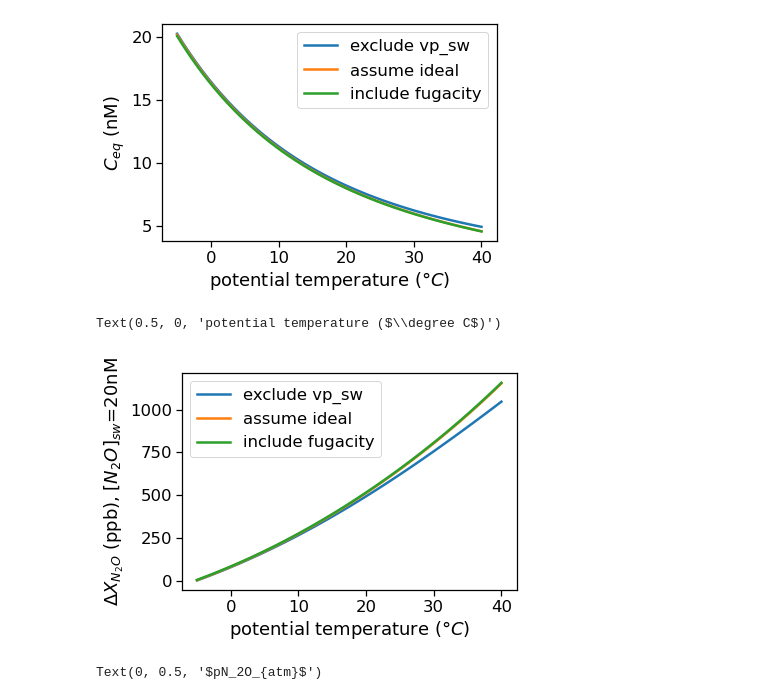
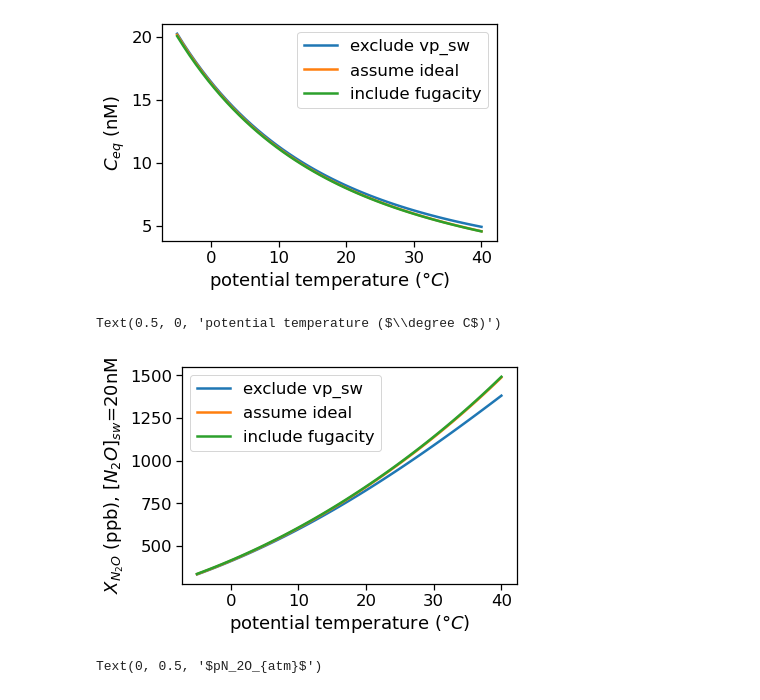
Before and after one commit to boom-lab/gasex-python, a Jupyter notebook: test functions.ipynb, the cells around one changed output. Drawn from its saved outputs; the diff is of its cells as text; code cells hidden in the pictures.

```diff
--- a/test functions.ipynb
+++ b/test functions.ipynb
@@ -248,13 +336,9 @@ def xN2Osw(SP, pt, C, slp=1.0, v=32.3, watervapor=True, nonideal=True):
     # Calculate exponential term 2 (Weiss and Price 1980, eqn. (1))
     eterm2 = (1-slp)*v/(R*y)
 
-    # Calculate F (Weiss and Price 1980, eqn. (9))
-    # F is a simplification of C*=K0*f*exp[(1-P)v/RT] (Weiss and Price 1980, eqn. (1))
-    F = k0*(slp-vp_sw)*np.exp(eterm1+eterm2)
-
     if (watervapor==True)&(nonideal==True):
         # Weiss and Price 1980, eqn. (8)
-        xN2O = C/F
+        xN2O = C/(k0*(slp-vp_sw)*np.exp(eterm1+eterm2))
     elif (watervapor==True)&(nonideal==False):
         # exclude non-ideal effects
         xN2O = C/(k0*(slp - vp_sw))
@@ -262,10 +346,9 @@ def xN2Osw(SP, pt, C, slp=1.0, v=32.3, watervapor=True, nonideal=True):
         # exclude vapor pressure of water and non-ideal effects
         xN2O = C/(k0*slp)
     elif (watervapor==False)&(nonideal==True):
-        F = k0*slp*np.exp(eterm1+eterm2)
-        xN2O = C/F
+        xN2O = C/(k0*(slp)*np.exp(eterm1+eterm2))
 
-    return k0, F, xN2O
+    return xN2O
 # %%
 xN2Osw(33, 0, 25, slp=1.0)
 # %% [output]
@@ -277,10 +360,10 @@ cs2 = []
 cs3 = []
 cs4 = []
 for slp in slps:
-    k0, F, Ceq1 = N2OCeq(33, 0, slp = slp, xn2o=338, watervapor=True, nonideal=True)
-    k0, F, Ceq2 = N2OCeq(33, 0, slp = slp, xn2o=338, watervapor=True, nonideal=False)
-    k0, F, Ceq3 = N2OCeq(33, 0, slp = slp, xn2o=338, watervapor=False, nonideal=False)
-    k0, F, Ceq4 = N2OCeq(33, 0, slp = slp, xn2o=338, watervapor=False, nonideal=True)
+    Ceq1 = N2OCeq(33, 0, slp = slp, xn2o=338e-9, watervapor=True, nonideal=True)
+    Ceq2 = N2OCeq(33, 0, slp = slp, xn2o=338e-9, watervapor=True, nonideal=False)
+    Ceq3 = N2OCeq(33, 0, slp = slp, xn2o=338e-9, watervapor=False, nonideal=False)
+    Ceq4 = N2OCeq(33, 0, slp = slp, xn2o=338e-9, watervapor=False, nonideal=True)
     cs1.append(Ceq1)
     cs2.append(Ceq2)
     cs3.append(Ceq3)
@@ -303,9 +386,9 @@ x1 = []
 x2 = []
 x3 = []
 for slp in slps:
-    k0, F, xN2O1 = xN2Osw(33, 0, 20, slp = slp, watervapor=True, nonideal=True)
-    k0, F, xN2O2 = xN2Osw(33, 0, 20, slp = slp, watervapor=True, nonideal=False)
-    k0, F, xN2O3 = xN2Osw(33, 0, 20, slp = slp, watervapor=False, nonideal=False)
+    xN2O1 = xN2Osw(33, 0, 20, slp = slp, watervapor=True, nonideal=True)
+    xN2O2 = xN2Osw(33, 0, 20, slp = slp, watervapor=True, nonideal=False)
+    xN2O3 = xN2Osw(33, 0, 20, slp = slp, watervapor=False, nonideal=False)
     x1.append(xN2O1)
     x2.append(xN2O2)
     x3.append(xN2O3)
@@ -327,9 +410,9 @@ cs2 = []
 cs3 = []
 cdiff = []
 for t in temps:
-    k0, F, Ceq1 = N2OCeq(33, t, slp = 1.0, xn2o=338, watervapor=True, nonideal=True)
-    k0, F, Ceq2 = N2OCeq(33, t, slp = 1.0, xn2o=338, watervapor=True, nonideal=False)
-    k0, F, Ceq3 = N2OCeq(33, t, slp = 1.0, xn2o=338, watervapor=False, nonideal=False)
+    Ceq1 = N2OCeq(33, t, slp = 1.0, xn2o=338e-9, watervapor=True, nonideal=True)
+    Ceq2 = N2OCeq(33, t, slp = 1.0, xn2o=338e-9, watervapor=True, nonideal=False)
+    Ceq3 = N2OCeq(33, t, slp = 1.0, xn2o=338e-9, watervapor=False, nonideal=False)
     cs1.append(Ceq1)
     cs2.append(Ceq2)
     cs3.append(Ceq3)
@@ -348,26 +431,26 @@ Text(0.5, 0, 'potential temperature ($\\degree C$)')
 # %%
 temps = np.linspace(-5,40)
 x1 = []
 x2 = []
 x3 = []
 for t in temps:
-    k0, F, xN2O1 = xN2Osw(33, t, 20, slp = 1.0, watervapor=True, nonideal=True)
-    k0, F, xN2O2 = xN2Osw(33, t, 20, slp = 1.0, watervapor=True, nonideal=False)
-    k0, F, xN2O3 = xN2Osw(33, t, 20, slp = 1.0, watervapor=False, nonideal=False)
+    xN2O1 = xN2Osw(33, t, 20, slp = 1.0, watervapor=True, nonideal=True)
+    xN2O2 = xN2Osw(33, t, 20, slp = 1.0, watervapor=True, nonideal=False)
+    xN2O3 = xN2Osw(33, t, 20, slp = 1.0, watervapor=False, nonideal=False)
     x1.append(xN2O1)
     x2.append(xN2O2)
     x3.append(xN2O3)
 
 fig, ax = plt.subplots()
-ax.plot(temps, np.array(x3)-333, label = "exclude vp_sw")
-ax.plot(temps, np.array(x2)-333, label = "assume ideal")
-ax.plot(temps, np.array(x1)-333, label = "include fugacity")
+ax.plot(temps, np.array(x3), label = "exclude vp_sw")
+ax.plot(temps, np.array(x2), label = "assume ideal")
+ax.plot(temps, np.array(x1), label = "include fugacity")
 ax.legend()
-ax.set_ylabel("$\Delta X_{N_2O}$ (ppb), $[N_2O]_{sw}$=20nM")
+ax.set_ylabel("$X_{N_2O}$ (ppb), $[N_2O]_{sw}$=20nM")
 ax.set_xlabel("potential temperature ($\degree C$)")
 # %% [output]
 Text(0.5, 0, 'potential temperature ($\\degree C$)')
-[figure, old version]
+[figure, new version]
 # %%
 slps = np.linspace(0.9,1.1)
 p1s = []
```
Also changed, not shown: parts of 145 cells of this notebook, 13 other files.
